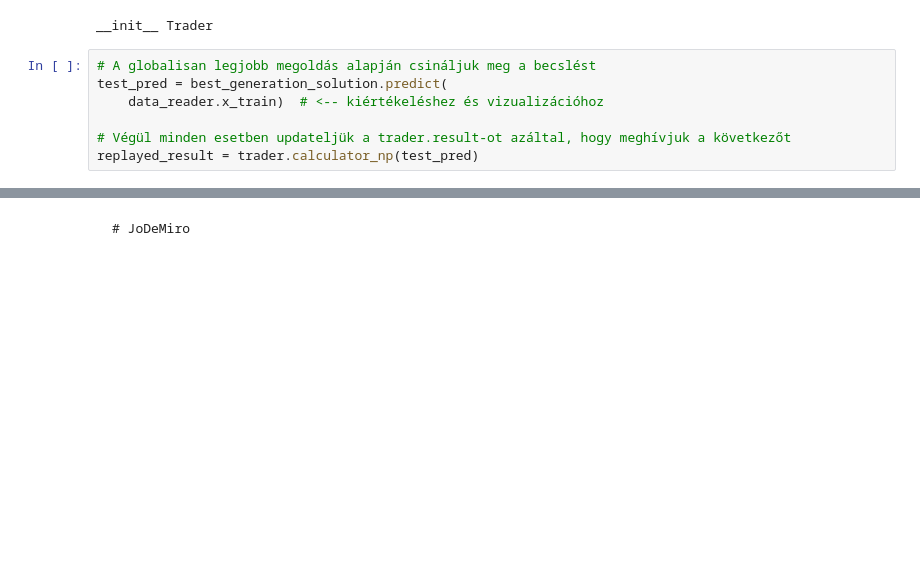
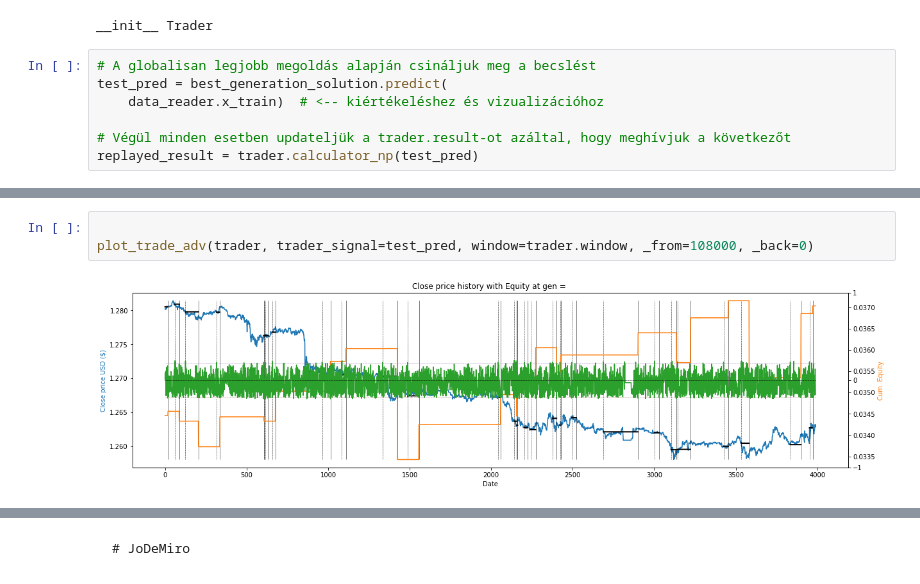
Before and after one commit to JoDeMiro/SACI2022, a Jupyter notebook: SACI2022K_013.ipynb, the cells around one changed output, grey strips where cells are left out. Saved outputs shown, nothing was run; the diff lists cells and outputs as text; blank space fills up the shorter version.

```diff
--- a/SACI2022K_013.ipynb
+++ b/SACI2022K_013.ipynb
@@ -2203,0 +2212,5 @@ plot_trade_adv(trader, trader_signal=test_pred, window=trader.window, _from=0, _
+# %%
+
+plot_trade_adv(trader, trader_signal=test_pred, window=trader.window, _from=108000, _back=0)
+# %% [output]
+[figure, added]
```
Also changed, not shown: parts of 24 cells of this notebook.
